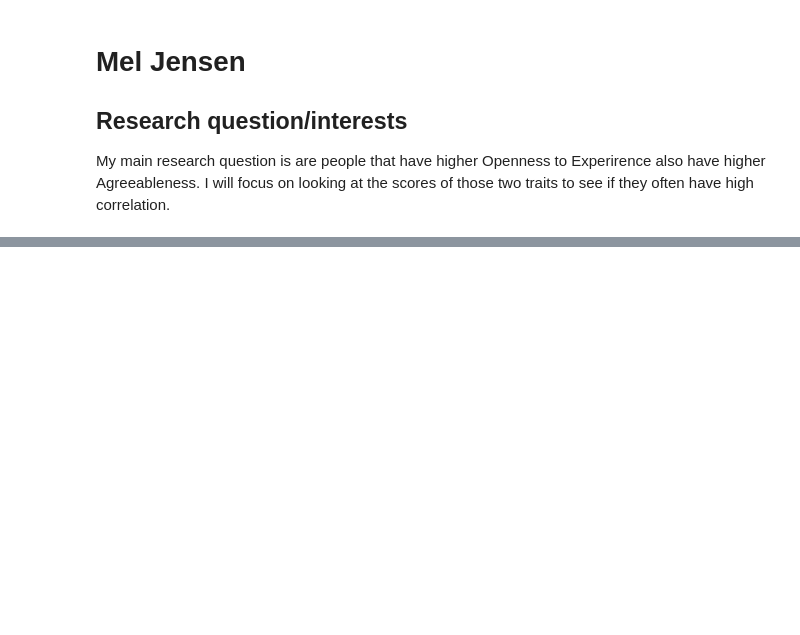
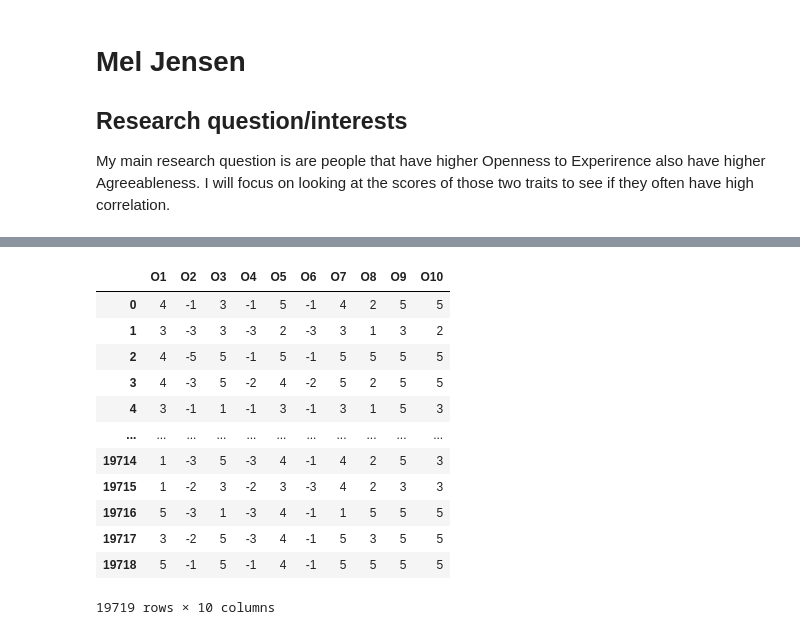
Before and after one commit to ubco-W2022T1-cosc301/project-group23, a Jupyter notebook: notebooks/analysis1.ipynb, the cells around one changed output, grey strips where cells are left out. Saved outputs shown, nothing was run; the diff lists cells and outputs as text; code cells hidden in the pictures; blank space fills up the shorter version.

```diff
--- a/notebooks/analysis1.ipynb
+++ b/notebooks/analysis1.ipynb
@@ -59,0 +135,19 @@ newData
+# %%
+## Dataframe with O values
+Oframes=[NewO1, NewO2, NewO3, NewO4, NewO5, NewO6, NewO7, NewO8, NewO9, NewO10]
+Oframe = pd.concat(Oframes, axis=1)
+Oframe
+# %% [output]
+|  | O1 | O2 | O3 | O4 | O5 | O6 | O7 | O8 | O9 | O10 |
+| 0 | 4 | -1 | 3 | -1 | 5 | -1 | 4 | 2 | 5 | 5 |
+| 1 | 3 | -3 | 3 | -3 | 2 | -3 | 3 | 1 | 3 | 2 |
+| 2 | 4 | -5 | 5 | -1 | 5 | -1 | 5 | 5 | 5 | 5 |
+| 3 | 4 | -3 | 5 | -2 | 4 | -2 | 5 | 2 | 5 | 5 |
+| 4 | 3 | -1 | 1 | -1 | 3 | -1 | 3 | 1 | 5 | 3 |
+| ... | ... | ... | ... | ... | ... | ... | ... | ... | ... | ... |
+| 19714 | 1 | -3 | 5 | -3 | 4 | -1 | 4 | 2 | 5 | 3 |
+| 19715 | 1 | -2 | 3 | -2 | 3 | -3 | 4 | 2 | 3 | 3 |
+| 19716 | 5 | -3 | 1 | -3 | 4 | -1 | 1 | 5 | 5 | 5 |
+| 19717 | 3 | -2 | 5 | -3 | 4 | -1 | 5 | 3 | 5 | 5 |
+| 19718 | 5 | -1 | 5 | -1 | 4 | -1 | 5 | 5 | 5 | 5 |
+19719 rows × 10 columns
```
Also changed, not shown: parts of 16 cells of this notebook.
